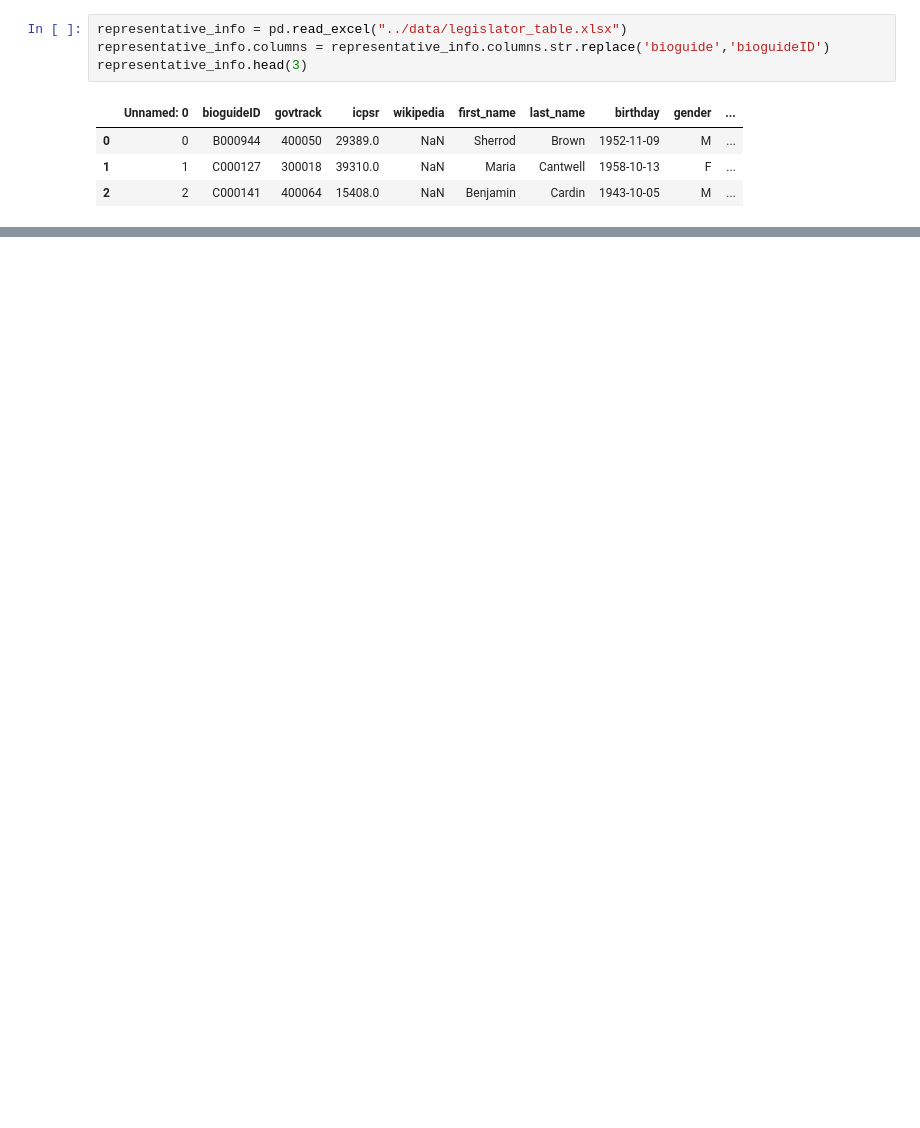
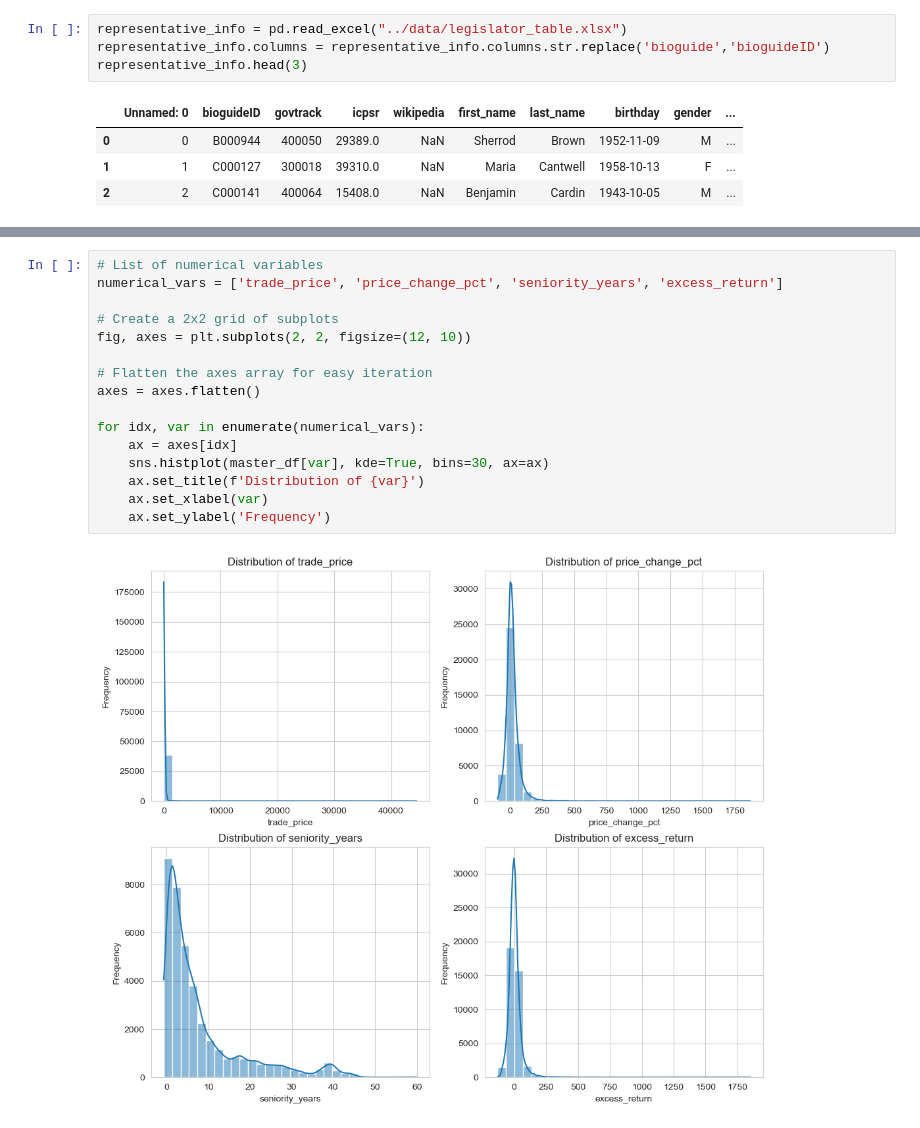
Before and after one commit to moajzashahab/congressional-trade-analysis, a Jupyter notebook: eda/analysis.ipynb, the cells around one changed output, grey strips where cells are left out. Cells and saved outputs as stored; diff of their text form; blank space fills up the shorter version.

```diff
--- a/eda/analysis.ipynb
+++ b/eda/analysis.ipynb
@@ -169,0 +237,18 @@ master_df.to_excel('../data/master_df.xlsx',index=False)
+# %%
+# List of numerical variables
+numerical_vars = ['trade_price', 'price_change_pct', 'seniority_years', 'excess_return']
+
+# Create a 2x2 grid of subplots
+fig, axes = plt.subplots(2, 2, figsize=(12, 10))
+
+# Flatten the axes array for easy iteration
+axes = axes.flatten()
+
+for idx, var in enumerate(numerical_vars):
+    ax = axes[idx]
+    sns.histplot(master_df[var], kde=True, bins=30, ax=ax)
+    ax.set_title(f'Distribution of {var}')
+    ax.set_xlabel(var)
+    ax.set_ylabel('Frequency')
+# %% [output]
+[figure, added]
```
Also changed, not shown: parts of 39 cells of this notebook, 4 other files.
